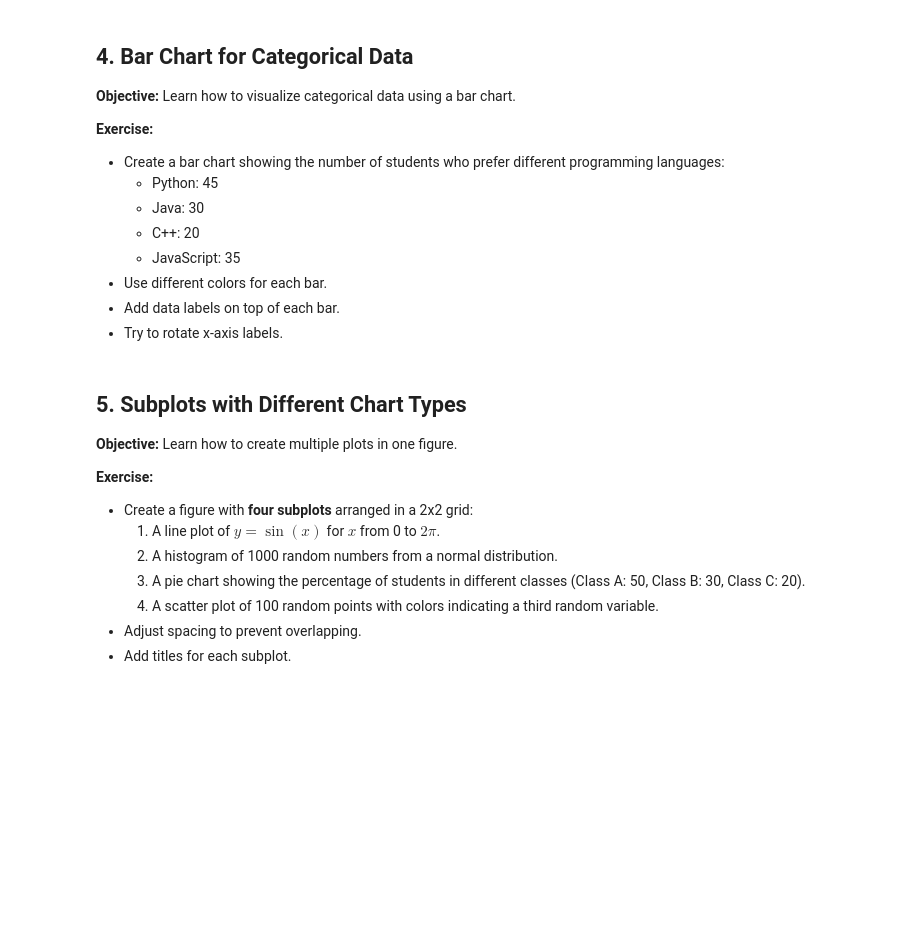
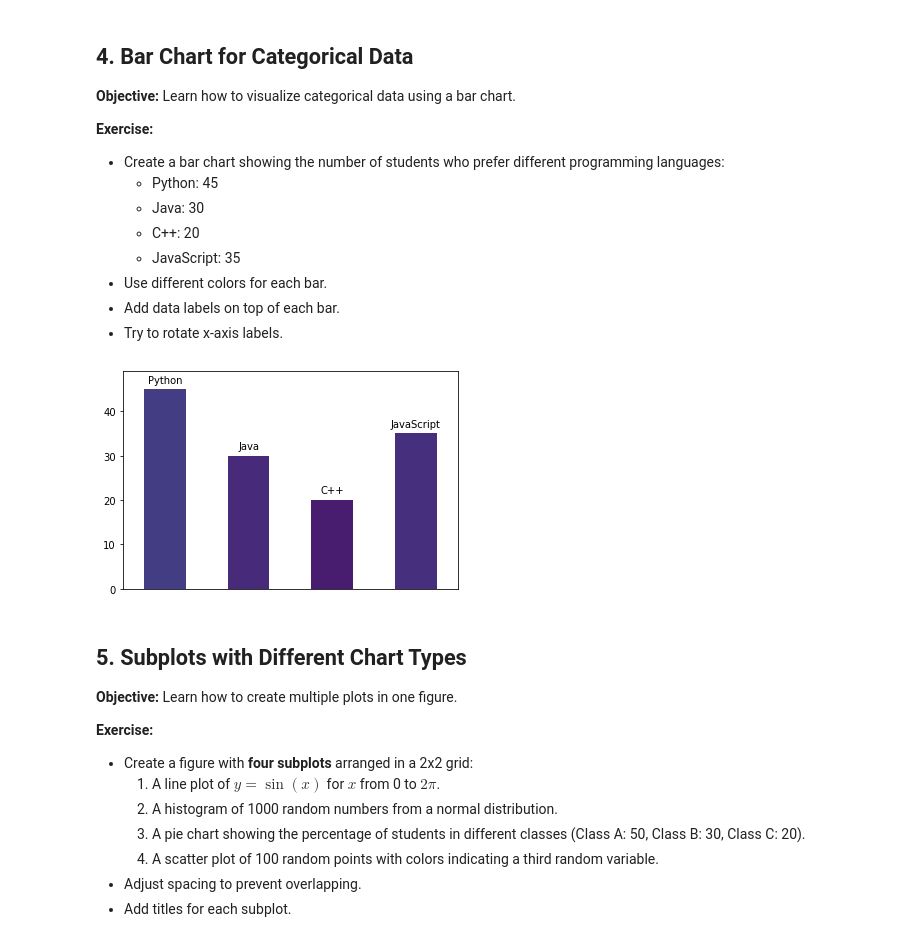
Before and after one commit to MaiDinhVinh/CS-ML, a Jupyter notebook: 2-10-2025/c01_visualization.ipynb, the cells around one changed output. Saved outputs shown, nothing was run; the diff lists cells and outputs as text; code cells hidden in the pictures; blank space fills up the shorter version.

```diff
--- a/2-10-2025/c01_visualization.ipynb
+++ b/2-10-2025/c01_visualization.ipynb
@@ -224,6 +267,25 @@ plt.show()
 - Use different colors for each bar.
 - Add data labels on top of each bar.
 - Try to rotate x-axis labels.
+# %%
+from matplotlib import pyplot as plt
+
+prog_lang_name = ["Python", "Java", "C++", "JavaScript"]
+num_students = [45, 30, 20, 35]
+
+#QUESTION: tai sao viridis khong ton tai van chay duoc ?
+bar_color = [plt.cm.viridis(color) for color in num_students] #each data in y axis will equivalent to a specific color in viridis colormap
+bars = plt.bar(range(len(prog_lang_name)), num_students, 0.5, color=bar_color)
+# plt.xticks(range(len(prog_lang_name)), prog_lang_name)
+plt.xticks([])
+for _, (bar, label) in enumerate(zip(bars, prog_lang_name)):
+    plt.text(bar.get_x() + bar.get_width()/2, bar.get_height() + 1, #lay coordinate de dat label vao
+             label, ha='center', va='bottom') # muon hieu vi sao la bottom thi len matplotlib web ma tim ve vertical alignment\
+plt.axis([-0.5, len(prog_lang_name) - 0.5, 0, max(num_students) + (max(num_students) // 10)]) #chinh lai axis thi phai chinh ca x ca y nen theo truc x se la lui ve ben trai them 0.5 va lui ve ben phai 0.5
+# de label khong bi extend vuot qua graph thi phai cho len cao them 10 don vi
+plt.show()
+# %% [output]
+[figure, added]
 # %% [markdown]
 ## 5. Subplots with Different Chart Types
 **Objective:** Learn how to create multiple plots in one figure.
```
Also changed, not shown: parts of 4 cells of this notebook.
